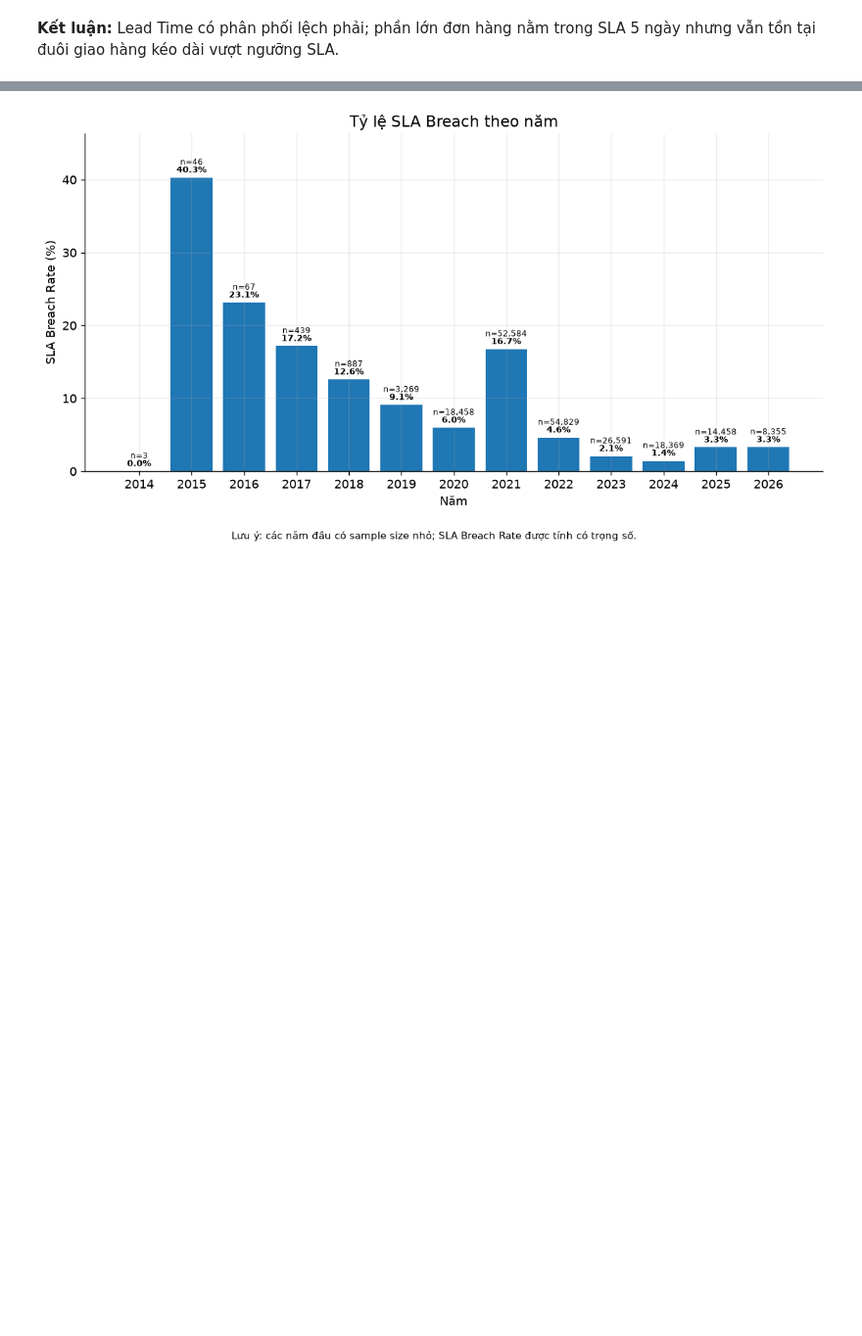
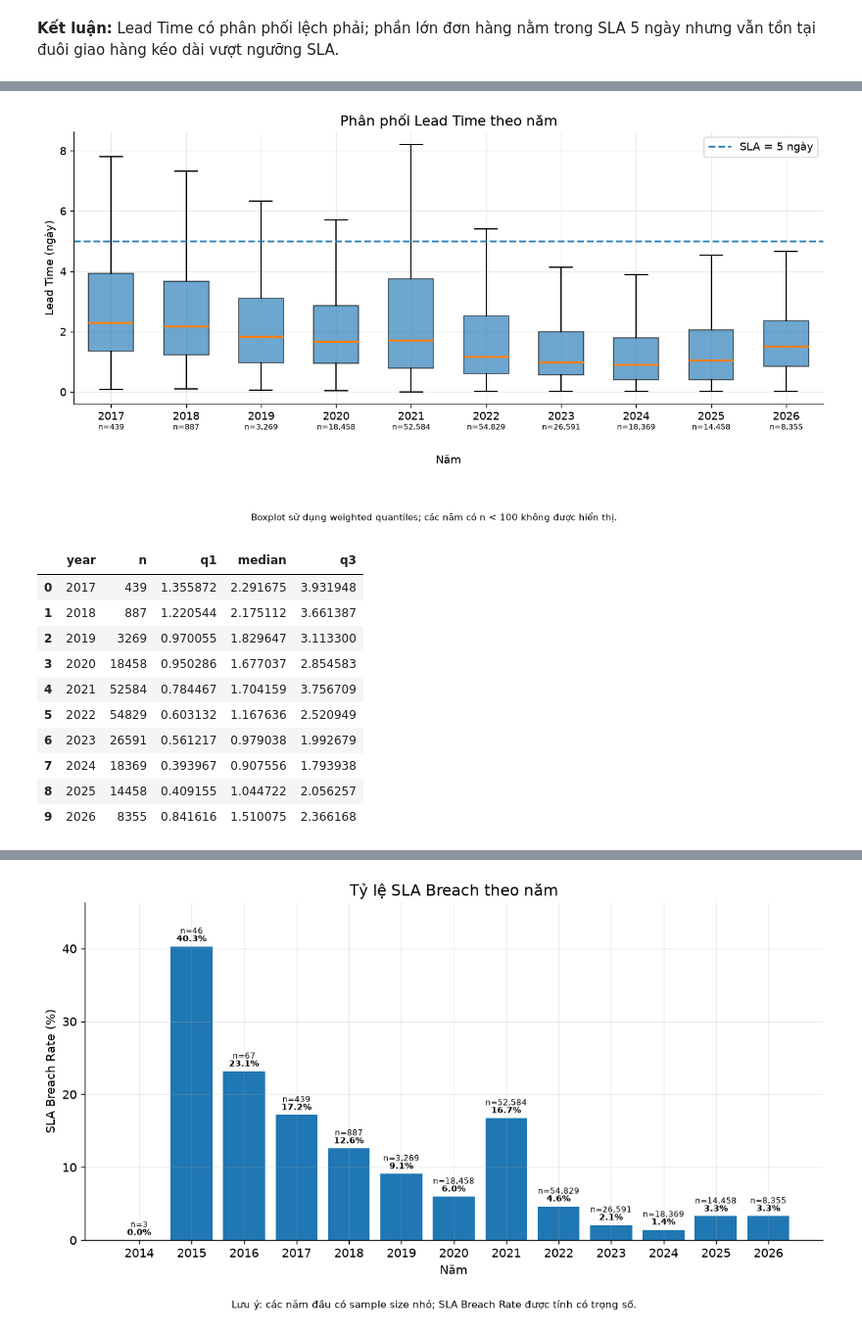
Before and after one commit to justasillyboy/datascience_hcmute, a Jupyter notebook: notebooks/01_eda.ipynb, the cells around one changed output, grey strips where cells are left out. Shown at 98% size. Cells and saved outputs as stored; diff of their text form; code cells hidden in the pictures; blank space fills up the shorter version.

```diff
--- a/notebooks/01_eda.ipynb
+++ b/notebooks/01_eda.ipynb
@@ -61,0 +70,18 @@ plt.show()
+# %%
+fig, result_b5, path_b5 = plot_lead_days_box_by_year(df)
+plt.show()
+
+result_b5
+# %% [output]
+[figure, added]
+|  | year | n | q1 | median | q3 |
+| 0 | 2017 | 439 | 1.355872 | 2.291675 | 3.931948 |
+| 1 | 2018 | 887 | 1.220544 | 2.175112 | 3.661387 |
+| 2 | 2019 | 3269 | 0.970055 | 1.829647 | 3.113300 |
+| 3 | 2020 | 18458 | 0.950286 | 1.677037 | 2.854583 |
+| 4 | 2021 | 52584 | 0.784467 | 1.704159 | 3.756709 |
+| 5 | 2022 | 54829 | 0.603132 | 1.167636 | 2.520949 |
+| 6 | 2023 | 26591 | 0.561217 | 0.979038 | 1.992679 |
+| 7 | 2024 | 18369 | 0.393967 | 0.907556 | 1.793938 |
+| 8 | 2025 | 14458 | 0.409155 | 1.044722 | 2.056257 |
+| 9 | 2026 | 8355 | 0.841616 | 1.510075 | 2.366168 |
```
Also changed, not shown: parts of 15 cells of this notebook, 8 other files.
